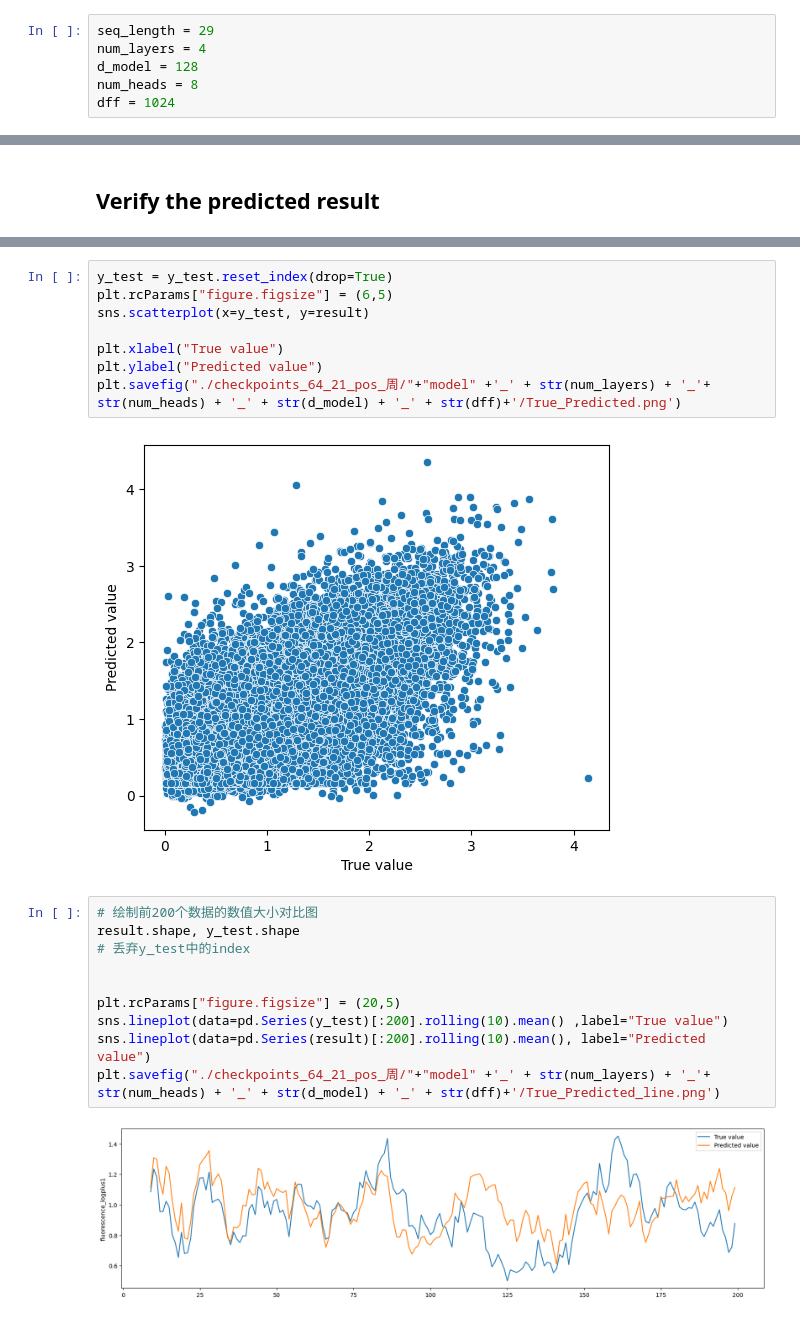
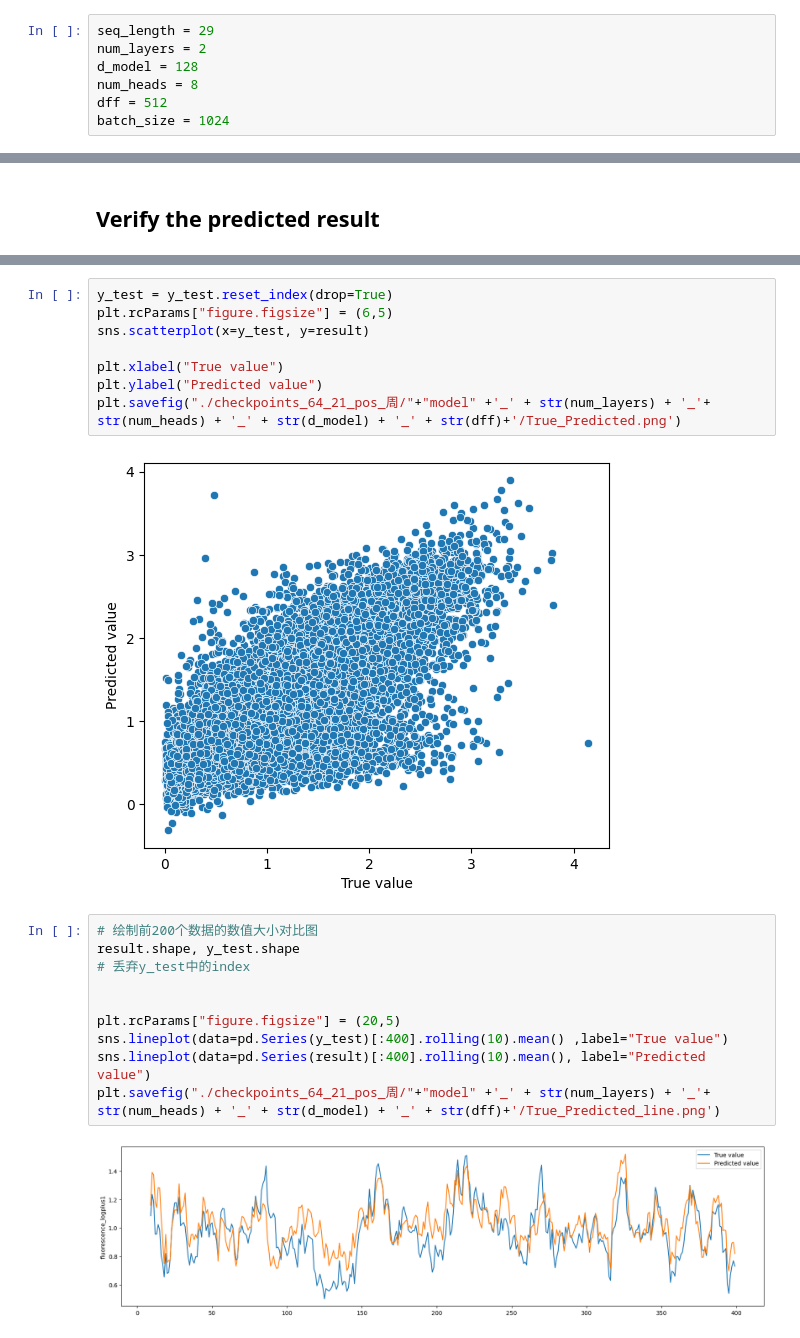
Before and after one commit to xfrx8/Transformer-RNA-master, a Jupyter notebook: Transformer-DNA-周.ipynb, the cells around one changed output, grey strips where cells are left out. Cells and saved outputs as stored; diff of their text form.

```diff
--- a/Transformer-DNA-周.ipynb
+++ b/Transformer-DNA-周.ipynb
@@ -46,10 +59,11 @@ df.head(),df.shape
 ## Set hyper parameters
 # %%
 seq_length = 29
-num_layers = 4
+num_layers = 2
 d_model = 128
 num_heads = 8
-dff = 1024
+dff = 512
+batch_size = 1024
 # %% [markdown]
 ## Functions to handle the RNA Inputs
 # %%
@@ -597,19 +650,19 @@ plt.xlabel("True value")
 plt.ylabel("Predicted value")
 plt.savefig("./checkpoints_64_21_pos_周/"+"model" +'_' + str(num_layers) + '_'+ str(num_heads) + '_' + str(d_model) + '_' + str(dff)+'/True_Predicted.png')
 # %% [output]
-[figure, old version]
+[figure, new version]
 # %%
 # 绘制前200个数据的数值大小对比图
 result.shape, y_test.shape
 # 丢弃y_test中的index
 
 
 plt.rcParams["figure.figsize"] = (20,5)
-sns.lineplot(data=pd.Series(y_test)[:200].rolling(10).mean() ,label="True value")
-sns.lineplot(data=pd.Series(result)[:200].rolling(10).mean(), label="Predicted value")
+sns.lineplot(data=pd.Series(y_test)[:400].rolling(10).mean() ,label="True value")
+sns.lineplot(data=pd.Series(result)[:400].rolling(10).mean(), label="Predicted value")
 plt.savefig("./checkpoints_64_21_pos_周/"+"model" +'_' + str(num_layers) + '_'+ str(num_heads) + '_' + str(d_model) + '_' + str(dff)+'/True_Predicted_line.png')
 # %% [output]
-[figure, old version]
+[figure, new version]
 # %%
 # Calculate R^2
 from sklearn.metrics import r2_score
```
Also changed, not shown: parts of 16 cells of this notebook.
